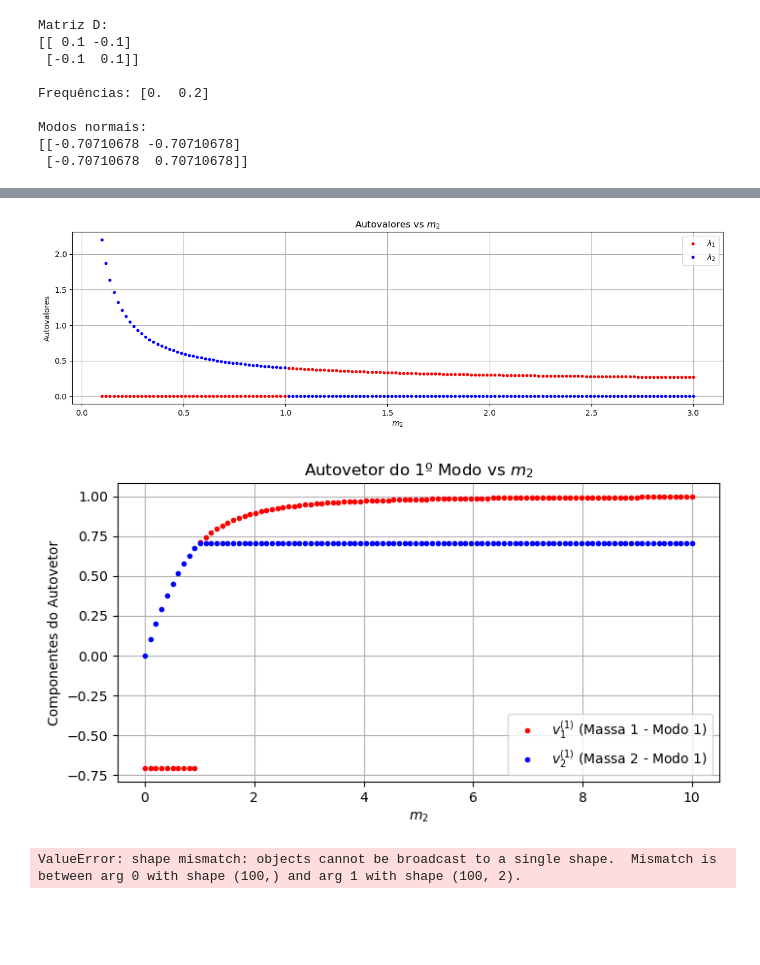
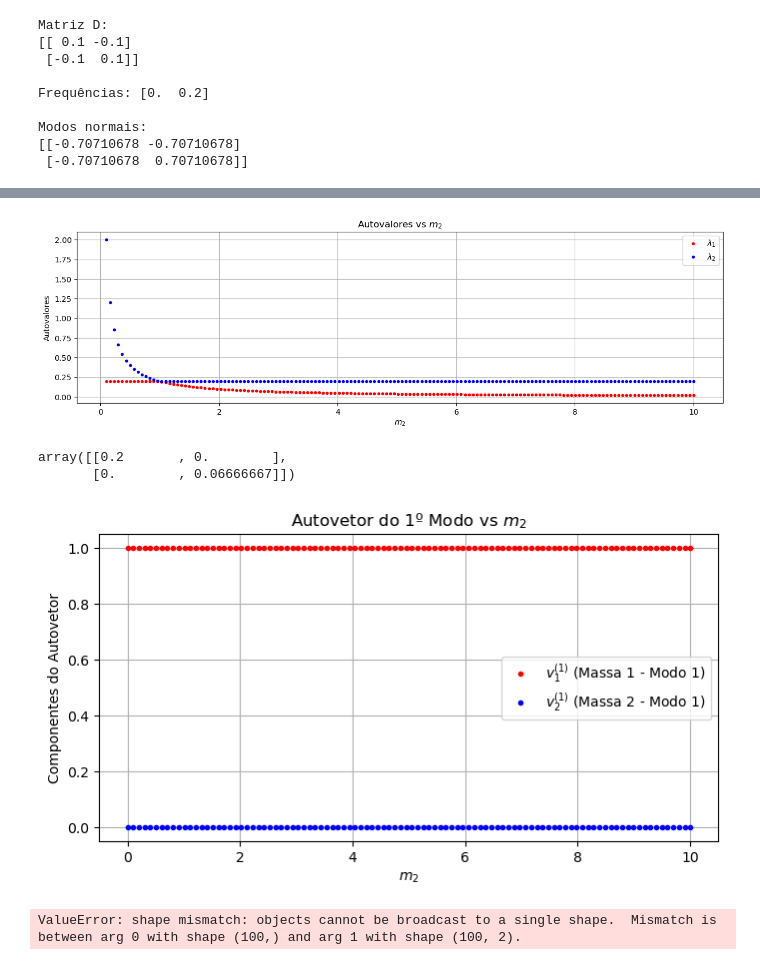
Before and after one commit to aragaoiberis/atv4, a Jupyter notebook: atv4.ipynb, the cells around one changed output, grey strips where cells are left out. Cells and saved outputs as stored; diff of their text form; code cells hidden in the pictures; blank space fills up the shorter version.

```diff
--- a/atv4.ipynb
+++ b/atv4.ipynb
@@ -90,0 +124,19 @@ def var_m1(m1, m2, k):
+# %%
+k, m1 = 0.1, 1
+m2_var = [0.1, 0.5, 1, 2, 3, 5, 10, 50]
+
+fig, axs = plt.subplots(1, len(m2_var), figsize=(15, 3), sharey=True)
+for idx, m2 in enumerate(m2_var):
+    D2 = np.array([[k/m1, 0],
+                   [0, k/m2]])
+    valor, vetor = eigh(D2)
+    axs[idx].plot(range(1, len(valor)+1), valor, '.-', label='Autovalores')
+    axs[idx].set_title(f"m2 = {m2}")
+    axs[idx].set_xlabel('Índice')
+    axs[idx].grid(True)
+    if idx == 0:
+        axs[idx].set_ylabel('Autovalor')
+    axs[idx].legend()
+
+plt.tight_layout()
+plt.show()
@@ -91,14 +145,16 @@ def var_m1(m1, m2, k):
 # %%
 k = 0.2  # Constante da mola
 m1 = 1.0  # Massa m1 fixa
-m2_values = np.linspace(0.1, 3, 150)  # Varia m2
+m2_values = np.linspace(0.1, 10, 150)  # Varia m2
 
 w_var = []
 
 for m2 in m2_values:
-    D = np.array([[k/m1, -k/m1], [-k/m2, k/m2]])
+    D = np.array([[k/m1, -0],
+                   [0, k/m2]])
+    ww, v = eigh(D)
     eigvals = np.linalg.eigvals(D)
-    w_var.append(eigvals)
+    w_var.append(ww)
 
 w_var = np.array(w_var)
 
@@ -112,29 +168,35 @@ plt.title("Autovalores vs $m_2$")
 plt.grid()
 plt.show()
 # %% [output]
-[figure, old version]
+[figure, new version]
+# %%
+D
+# %% [output]
+array([[0.2       , 0.        ],
+       [0.        , 0.06666667]])
 # %%
 v_var = []
 m2_values = np.linspace(0.001, 10, 100)
 
 for m2 in m2_values:
-    D = np.array([[k/m1, -k/m1], [-k/m2, k/m2]])
+    D = np.array([[k/m1, 0],
+                  [0, k/m2]])
     _, eigvecs = np.linalg.eig(D)
     v_var.append(eigvecs)
 
 v_var = np.array(v_var)
 
 plt.figure(figsize=(8, 4))
 plt.plot(m2_values, v_var[:, 0, 0], marker = '.', linestyle = 'none', color='r', label="$v_{1}^{(1)}$ (Massa 1 - Modo 1)")
 plt.plot(m2_values, v_var[:, 0, 1], marker = '.', linestyle = 'none', color='b', label="$v_{2}^{(1)}$ (Massa 2 - Modo 1)")
 plt.xlabel("$m_2$")
 plt.ylabel("Componentes do Autovetor")
 plt.legend()
 plt.title("Autovetor do 1º Modo vs $m_2$")
 plt.grid()
 plt.show()
 # %% [output]
-[figure, old version]
+[figure, new version]
 # %%
 from mpl_toolkits.mplot3d import Axes3D
 
```
Also changed, not shown: parts of 19 cells of this notebook.
